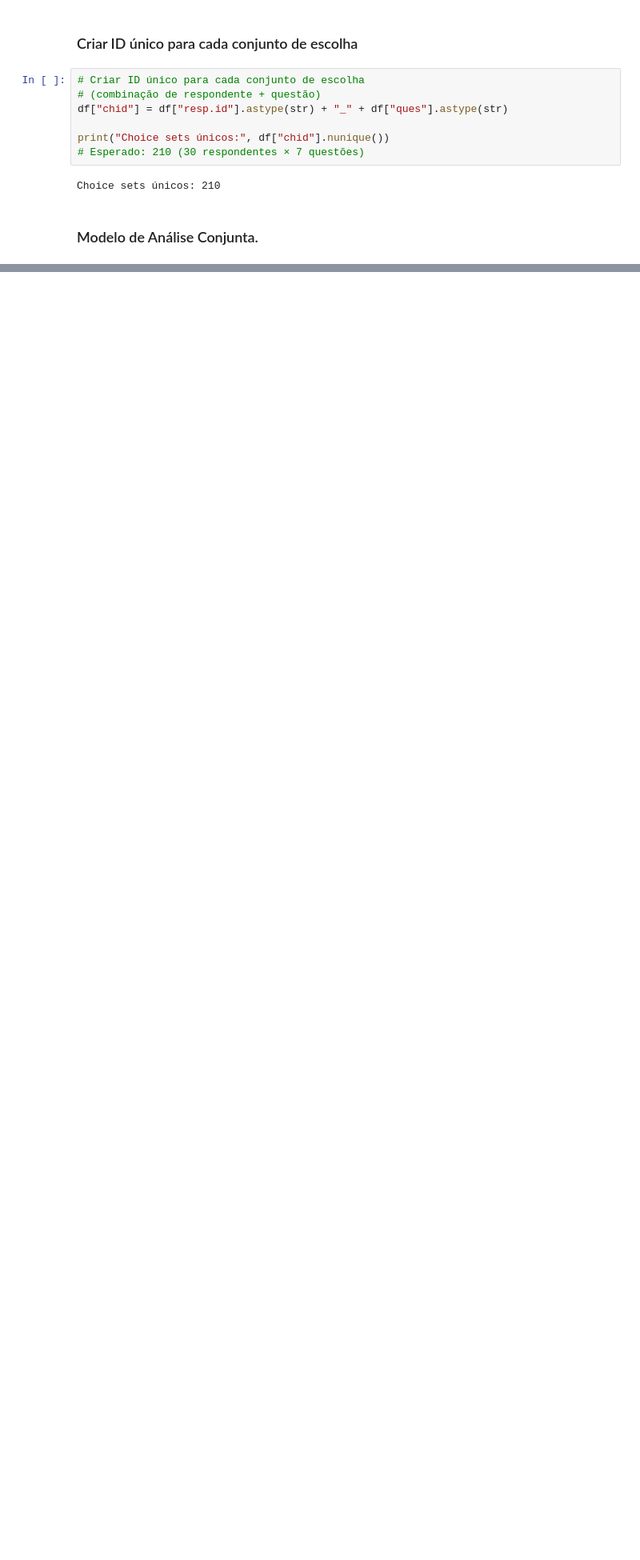
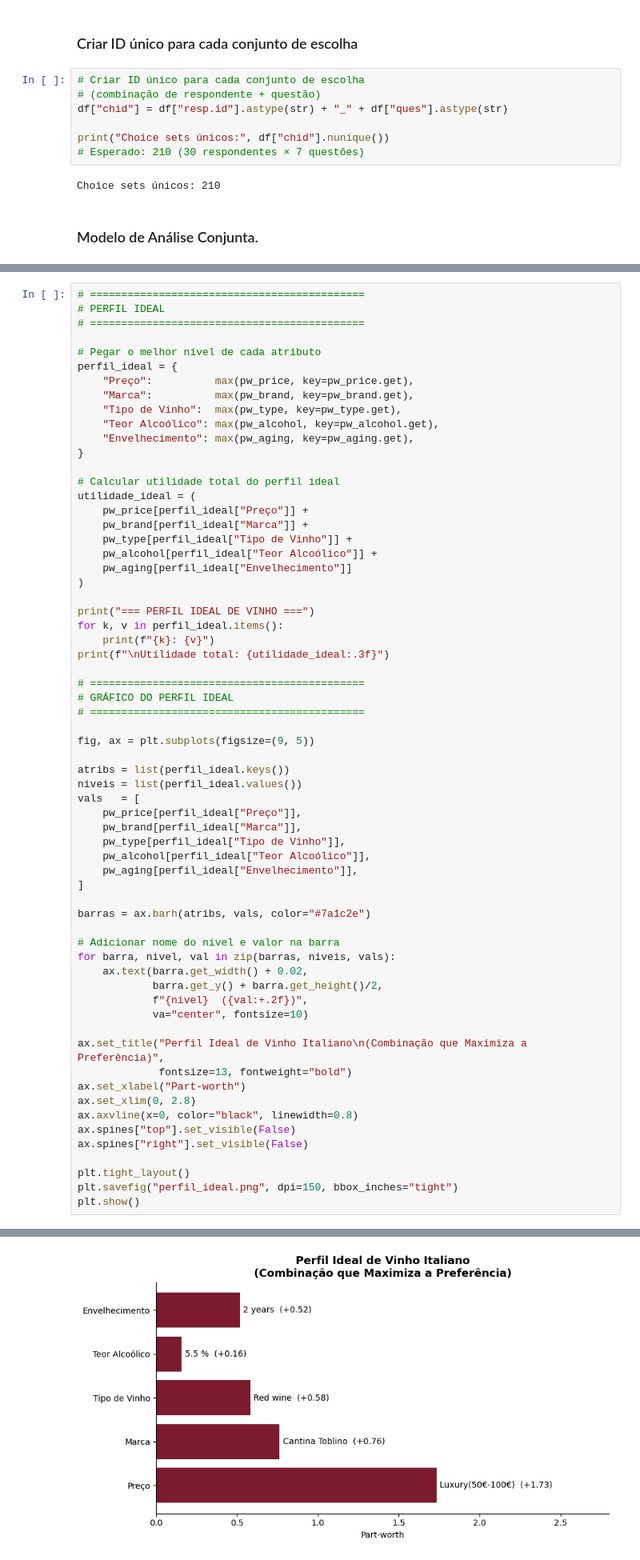
Before and after one commit to geovann4s/AnaliseTitanicaula, a Jupyter notebook: AnáliseConjunta/analise_conjunta.ipynb, the cells around one changed output, grey strips where cells are left out. Shown at 80% size. Cells and saved outputs as stored; diff of their text form; blank space fills up the shorter version.

```diff
--- a/AnáliseConjunta/analise_conjunta.ipynb
+++ b/AnáliseConjunta/analise_conjunta.ipynb
@@ -375,0 +378,65 @@ plt.show()
+# %%
+# ============================================
+# PERFIL IDEAL
+# ============================================
+
+# Pegar o melhor nível de cada atributo
+perfil_ideal = {
+    "Preço":          max(pw_price, key=pw_price.get),
+    "Marca":          max(pw_brand, key=pw_brand.get),
+    "Tipo de Vinho":  max(pw_type, key=pw_type.get),
+    "Teor Alcoólico": max(pw_alcohol, key=pw_alcohol.get),
+    "Envelhecimento": max(pw_aging, key=pw_aging.get),
+}
+
+# Calcular utilidade total do perfil ideal
+utilidade_ideal = (
+    pw_price[perfil_ideal["Preço"]] +
+    pw_brand[perfil_ideal["Marca"]] +
+    pw_type[perfil_ideal["Tipo de Vinho"]] +
+    pw_alcohol[perfil_ideal["Teor Alcoólico"]] +
+    pw_aging[perfil_ideal["Envelhecimento"]]
+)
+
+print("=== PERFIL IDEAL DE VINHO ===")
+for k, v in perfil_ideal.items():
+    print(f"{k}: {v}")
+print(f"\nUtilidade total: {utilidade_ideal:.3f}")
+
+# ============================================
+# GRÁFICO DO PERFIL IDEAL
+# ============================================
+
+fig, ax = plt.subplots(figsize=(9, 5))
+
+atribs = list(perfil_ideal.keys())
+niveis = list(perfil_ideal.values())
+vals   = [
+    pw_price[perfil_ideal["Preço"]],
+    pw_brand[perfil_ideal["Marca"]],
+    pw_type[perfil_ideal["Tipo de Vinho"]],
+    pw_alcohol[perfil_ideal["Teor Alcoólico"]],
+    pw_aging[perfil_ideal["Envelhecimento"]],
+]
+
+barras = ax.barh(atribs, vals, color="#7a1c2e")
+
+# Adicionar nome do nível e valor na barra
+for barra, nivel, val in zip(barras, niveis, vals):
+    ax.text(barra.get_width() + 0.02,
+            barra.get_y() + barra.get_height()/2,
+            f"{nivel}  ({val:+.2f})",
+            va="center", fontsize=10)
+
+ax.set_title("Perfil Ideal de Vinho Italiano\n(Combinação que Maximiza a Preferência)",
+             fontsize=13, fontweight="bold")
+ax.set_xlabel("Part-worth")
+ax.set_xlim(0, 2.8)
+ax.axvline(x=0, color="black", linewidth=0.8)
+ax.spines["top"].set_visible(False)
+ax.spines["right"].set_visible(False)
+
+plt.tight_layout()
+plt.savefig("perfil_ideal.png", dpi=150, bbox_inches="tight")
+plt.show()
+# %% [output]
@@ -375,0 +451 @@ plt.show()
+[figure, added]
```
Also changed, not shown: parts of 27 cells of this notebook, 7 other files.
